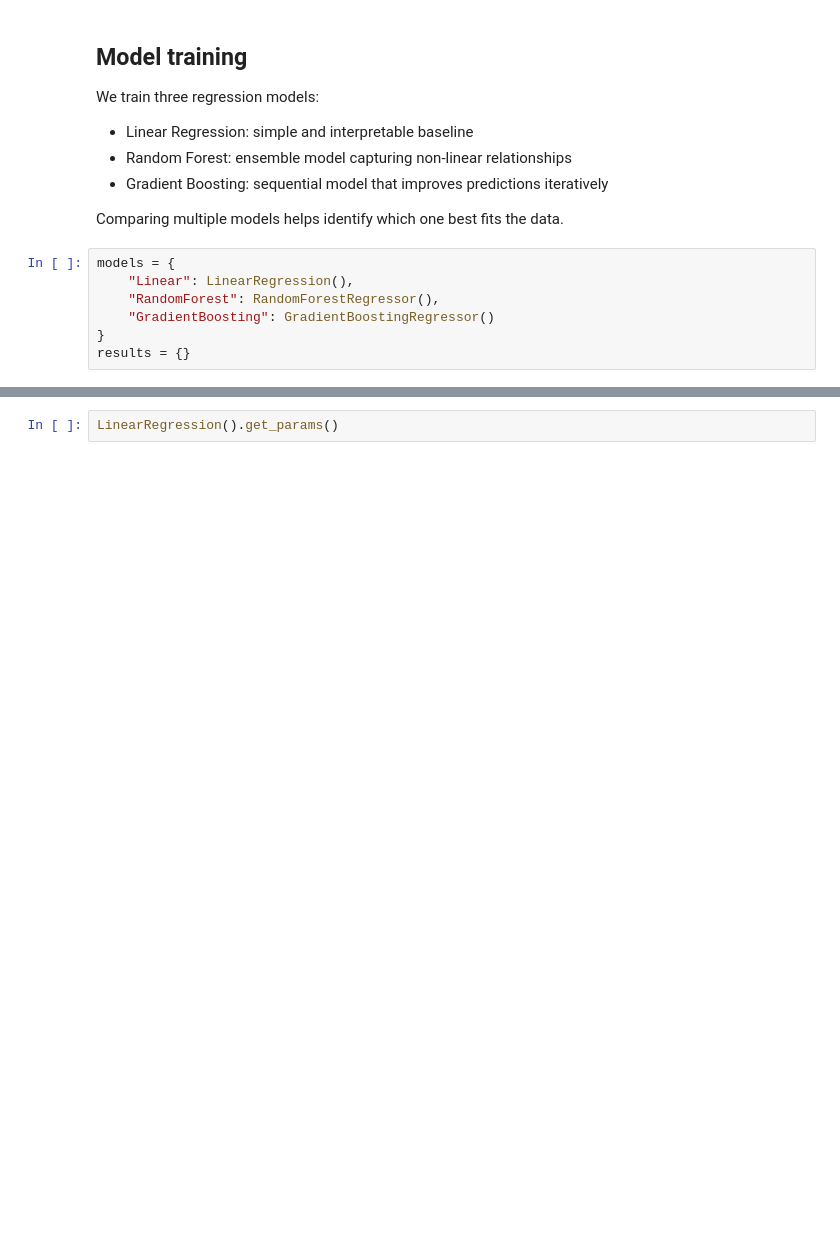
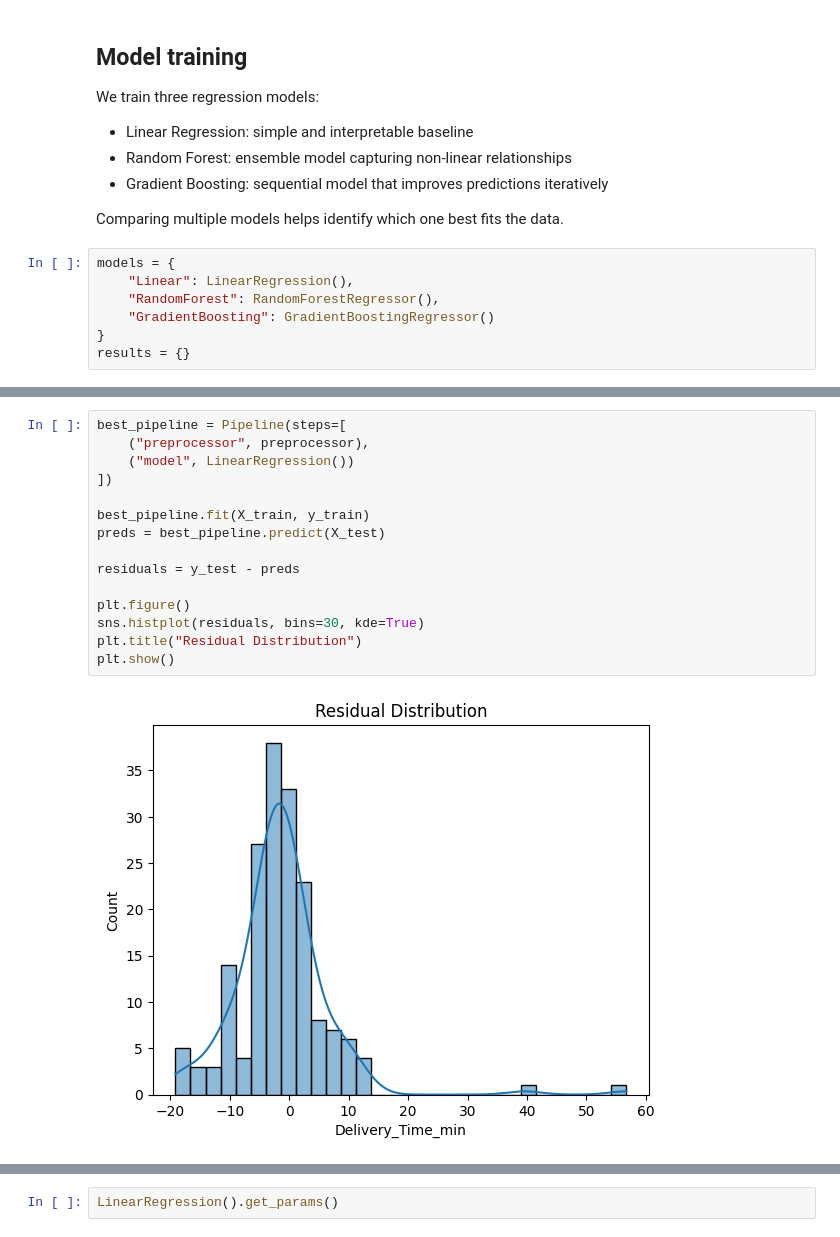
Before and after one commit to omaramoudi1/food-delivery-time-prediction, a Jupyter notebook: notebook.ipynb, the cells around one changed output, grey strips where cells are left out. Drawn from its saved outputs; the diff is of its cells as text; blank space fills up the shorter version.

```diff
--- a/notebook.ipynb
+++ b/notebook.ipynb
@@ -333,0 +396,17 @@ More complex models did not significantly improve performance.
+# %%
+best_pipeline = Pipeline(steps=[
+    ("preprocessor", preprocessor),
+    ("model", LinearRegression())
+])
+
+best_pipeline.fit(X_train, y_train)
+preds = best_pipeline.predict(X_test)
+
+residuals = y_test - preds
+
+plt.figure()
+sns.histplot(residuals, bins=30, kde=True)
+plt.title("Residual Distribution")
+plt.show()
+# %% [output]
+[figure, added]
```
Also changed, not shown: parts of 12 cells of this notebook, 5 other files.
